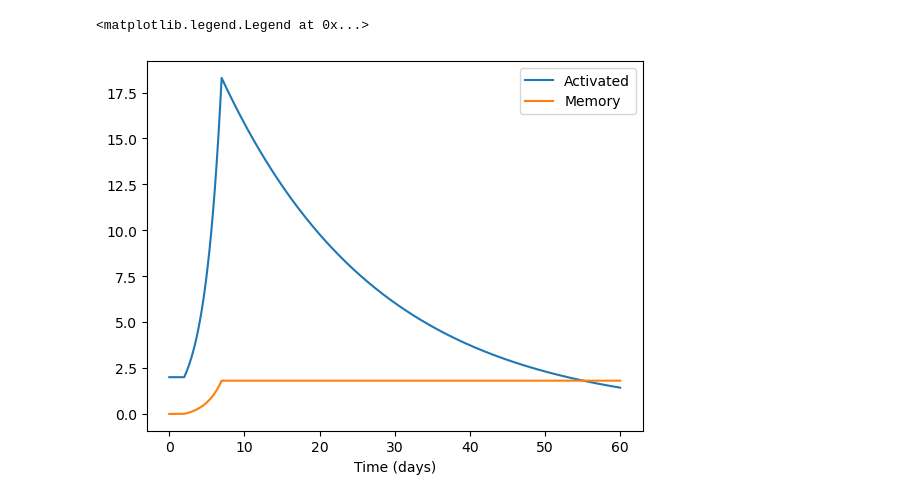
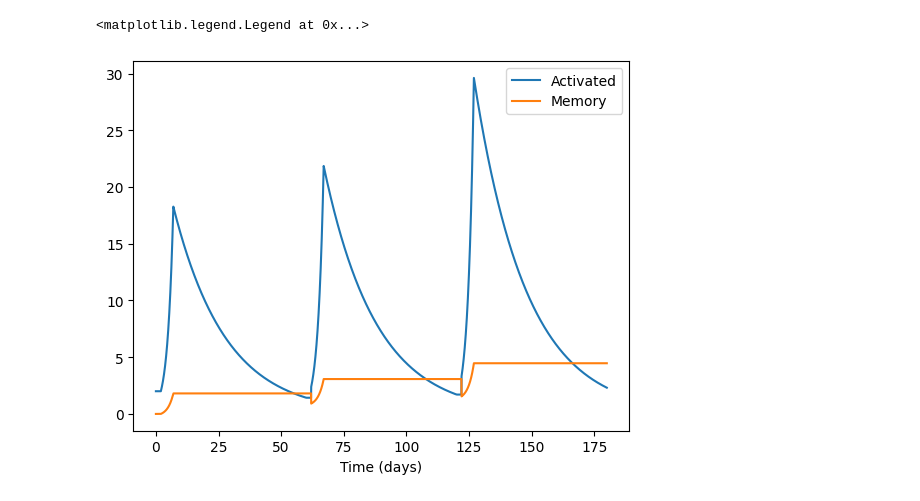
Before and after one commit to mgrecu35/CellDynamics, a Jupyter notebook: cell_dynamics_ode.ipynb, the cells around one changed output. Cells and saved outputs as stored; diff of their text form; code cells hidden in the pictures.

```diff
--- a/cell_dynamics_ode.ipynb
+++ b/cell_dynamics_ode.ipynb
@@ -15,33 +15,41 @@ A0=2 # initial number of activated cells
 M0=0   # initial number of memory cells
 
 def model(state_vars,t,Ton,Toff,p,q,da,dm):
     A,M=state_vars
     if t<Ton:
         dAdt=0
         dMdt=0
     else:
         if t<Toff:
             dAdt=(p-q)*A
             dMdt=q*A
         else:
             dAdt=-da*A
             dMdt=-dm*M
     return np.array([dAdt,dMdt])
 
-t=np.linspace(0,60*24,1000)
+t=np.linspace(0,3*60*24,3*1000)
 state_vars=np.array([A0,M0])
 A_L=[A0]
 M_L=[M0]
 for i in range(1,len(t)):
     dt=t[i]-t[i-1]
-    state_vars=state_vars+model(state_vars,t[i],Ton,Toff,p,q,da,dm)*dt
+    icycle=int(t[i-1]/(60*24))
+    if t[i]-icycle*60*24>Ton and t[i-1]-icycle*60*24<=Ton:
+      A,M=state_vars
+      M2=M/2
+      A+=M2
+      M-=M2
+      state_vars[0]=A
+      state_vars[1]=M
+    state_vars=state_vars+model(state_vars,t[i]-icycle*60*24,Ton,Toff,p,q,da,dm)*dt
     A_L.append(state_vars[0])
     M_L.append(state_vars[1])
 
 plt.plot(t/24,A_L,label='Activated')
 plt.plot(t/24,M_L,label='Memory')
 plt.xlabel('Time (days)')
 plt.legend()
 # %% [output]
 <matplotlib.legend.Legend at 0x...>
-[figure, old version]
+[figure, new version]
```
